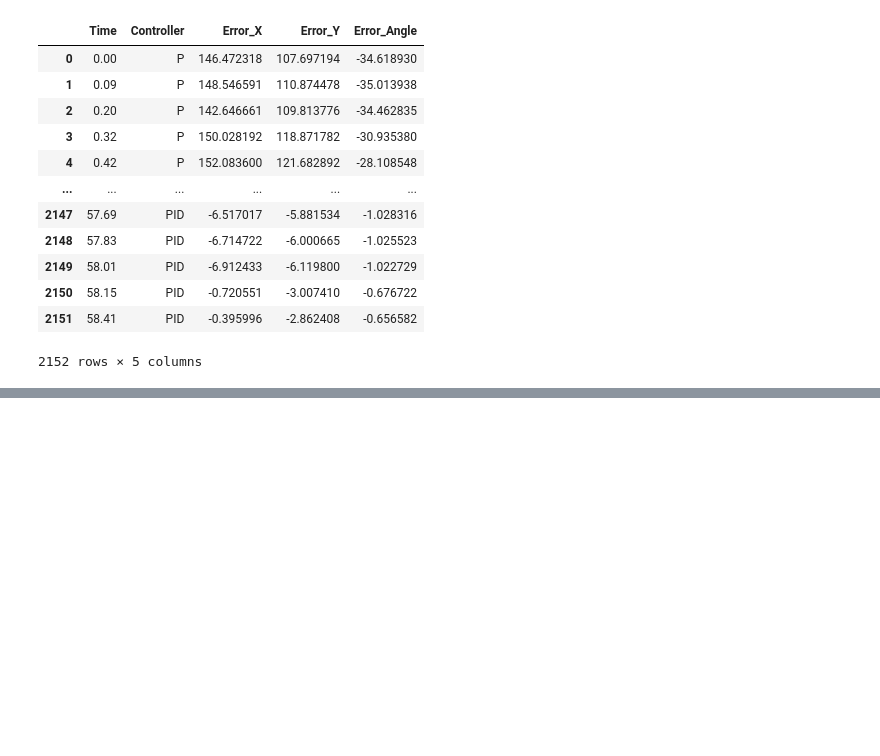
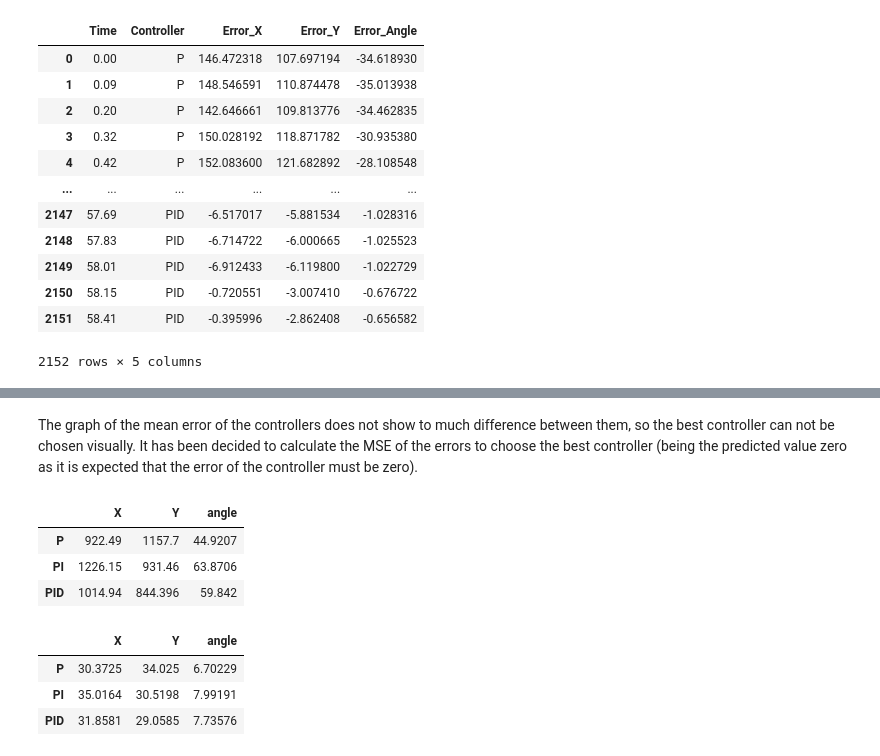
Before and after one commit to apinto25/autonomous_landing_data_analysis, a Jupyter notebook: controller_errors_analysis.ipynb, the cells around one changed output, grey strips where cells are left out. Saved outputs shown, nothing was run; the diff lists cells and outputs as text; code cells hidden in the pictures; blank space fills up the shorter version.

```diff
--- a/controller_errors_analysis.ipynb
+++ b/controller_errors_analysis.ipynb
@@ -471,0 +475,31 @@ Text(0.5, 0.98, 'Controller Errors Mean')
+# %% [markdown]
+The graph of the mean error of the controllers does not show to much difference between them, so the best controller can not be chosen visually. It has been decided to calculate the MSE of the errors to choose the best controller (being the predicted value zero as it is expected that the error of the controller must be zero).
+# %%
+MSE = pd.DataFrame(columns=["X", "Y", "angle"], index=["P", "PI", "PID"])
+
+MSE["X"]["P"] = (p_mean_df["Error_X"] ** 2).mean()
+MSE["Y"]["P"] = (p_mean_df["Error_Y"] ** 2).mean()
+MSE["angle"]["P"] = (p_mean_df["Error_Angle"] ** 2).mean()
+
+MSE["X"]["PI"] = (pi_mean_df["Error_X"] ** 2).mean()
+MSE["Y"]["PI"] = (pi_mean_df["Error_Y"] ** 2).mean()
+MSE["angle"]["PI"] = (pi_mean_df["Error_Angle"] ** 2).mean()
+
+MSE["X"]["PID"] = (pid_mean_df["Error_X"] ** 2).mean()
+MSE["Y"]["PID"] = (pid_mean_df["Error_Y"] ** 2).mean()
+MSE["angle"]["PID"] = (pid_mean_df["Error_Angle"] ** 2).mean()
+
+MSE
+# %% [output]
+|  | X | Y | angle |
+| P | 922.49 | 1157.7 | 44.9207 |
+| PI | 1226.15 | 931.46 | 63.8706 |
+| PID | 1014.94 | 844.396 | 59.842 |
+# %%
+RMSE = MSE ** 0.5
+RMSE
+# %% [output]
+|  | X | Y | angle |
+| P | 30.3725 | 34.025 | 6.70229 |
+| PI | 35.0164 | 30.5198 | 7.99191 |
+| PID | 31.8581 | 29.0585 | 7.73576 |
```
Also changed, not shown: parts of 3 cells of this notebook.
